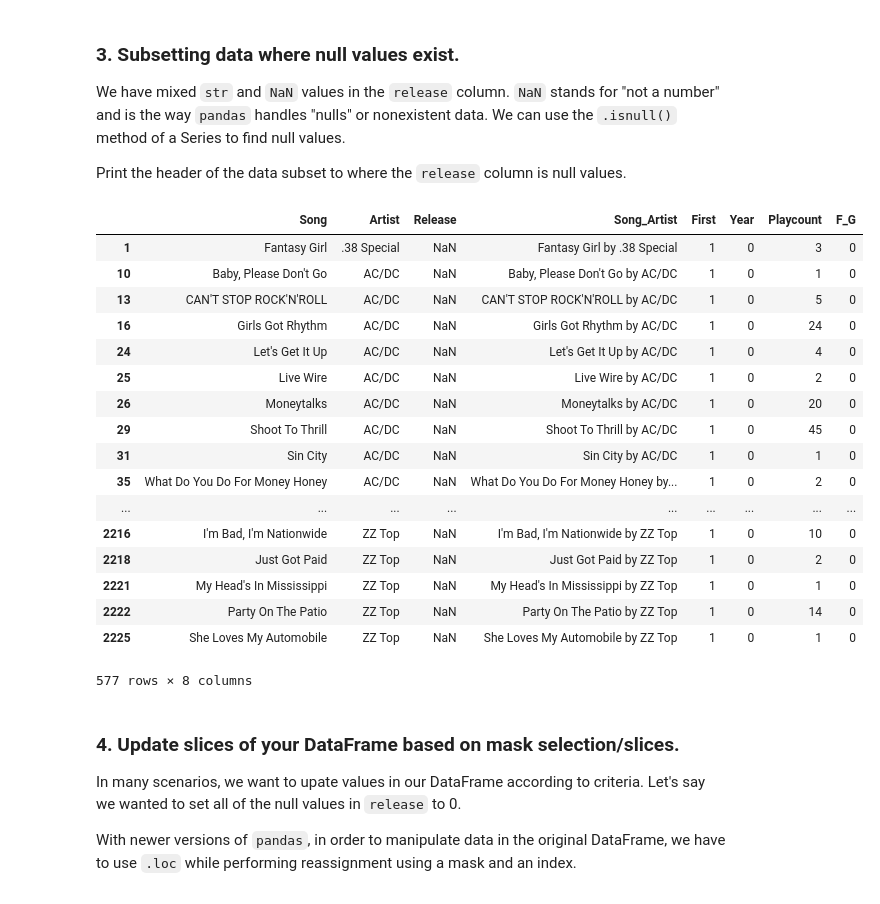
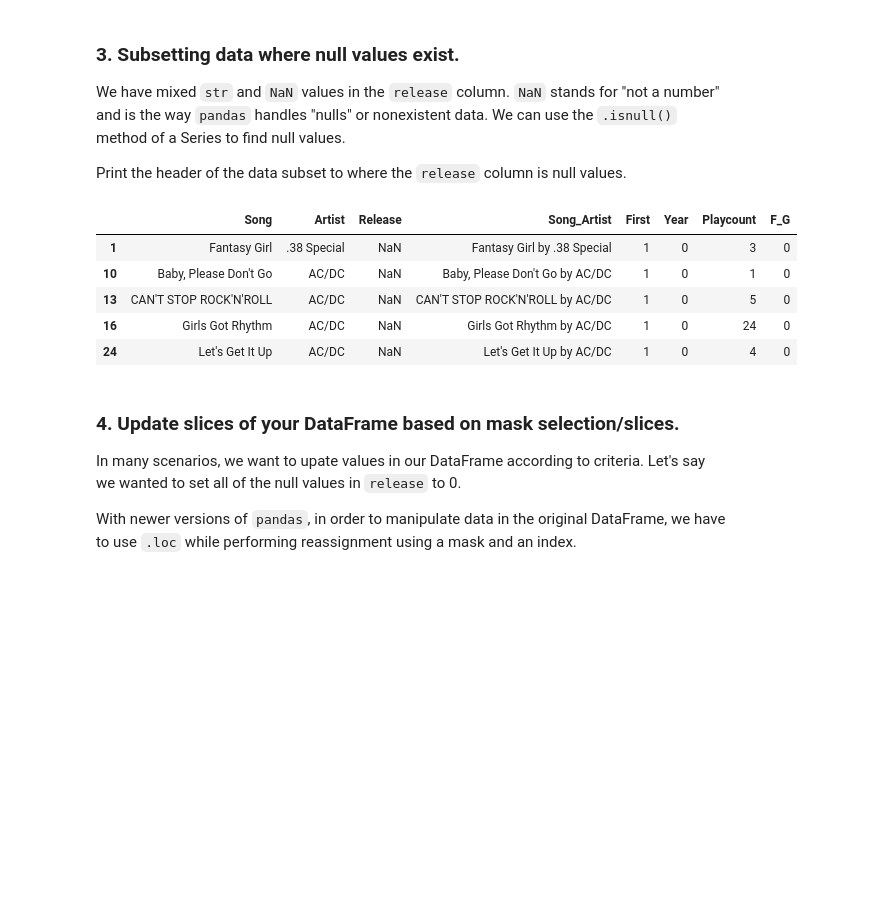
Before and after one commit to davidyan92/dsi, a Jupyter notebook: Week_2/eda-data_cleaning_intro-lab/pandas-cleaning-apply.ipynb, the cells around one changed output. Cells and saved outputs as stored; diff of their text form; code cells hidden in the pictures; blank space fills up the shorter version.

```diff
--- a/Week_2/eda-data_cleaning_intro-lab/pandas-cleaning-apply.ipynb
+++ b/Week_2/eda-data_cleaning_intro-lab/pandas-cleaning-apply.ipynb
@@ -106,26 +113,14 @@ Print the header of the data subset to where the `release` column is null values
 # %%
 # Show records where df['release'] is null
 rockfile_null = rockfile_df[rockfile_df['Release'].isnull()]
-rockfile_null
+rockfile_null.head()
 # %% [output]
 |  | Song | Artist | Release | Song_Artist | First | Year | Playcount | F_G |
 | 1 | Fantasy Girl | .38 Special | NaN | Fantasy Girl by .38 Special | 1 | 0 | 3 | 0 |
 | 10 | Baby, Please Don't Go | AC/DC | NaN | Baby, Please Don't Go by AC/DC | 1 | 0 | 1 | 0 |
 | 13 | CAN'T STOP ROCK'N'ROLL | AC/DC | NaN | CAN'T STOP ROCK'N'ROLL by AC/DC | 1 | 0 | 5 | 0 |
 | 16 | Girls Got Rhythm | AC/DC | NaN | Girls Got Rhythm by AC/DC | 1 | 0 | 24 | 0 |
 | 24 | Let's Get It Up | AC/DC | NaN | Let's Get It Up by AC/DC | 1 | 0 | 4 | 0 |
-| 25 | Live Wire | AC/DC | NaN | Live Wire by AC/DC | 1 | 0 | 2 | 0 |
-| 26 | Moneytalks | AC/DC | NaN | Moneytalks by AC/DC | 1 | 0 | 20 | 0 |
-| 29 | Shoot To Thrill | AC/DC | NaN | Shoot To Thrill by AC/DC | 1 | 0 | 45 | 0 |
-| 31 | Sin City | AC/DC | NaN | Sin City by AC/DC | 1 | 0 | 1 | 0 |
-| 35 | What Do You Do For Money Honey | AC/DC | NaN | What Do You Do For Money Honey by... | 1 | 0 | 2 | 0 |
-| ... | ... | ... | ... | ... | ... | ... | ... | ... |
-| 2216 | I'm Bad, I'm Nationwide | ZZ Top | NaN | I'm Bad, I'm Nationwide by ZZ Top | 1 | 0 | 10 | 0 |
-| 2218 | Just Got Paid | ZZ Top | NaN | Just Got Paid by ZZ Top | 1 | 0 | 2 | 0 |
-| 2221 | My Head's In Mississippi | ZZ Top | NaN | My Head's In Mississippi by ZZ Top | 1 | 0 | 1 | 0 |
-| 2222 | Party On The Patio | ZZ Top | NaN | Party On The Patio by ZZ Top | 1 | 0 | 14 | 0 |
-| 2225 | She Loves My Automobile | ZZ Top | NaN | She Loves My Automobile by ZZ Top | 1 | 0 | 1 | 0 |
-577 rows × 8 columns
 # %% [markdown]
 ### 4. Update slices of your DataFrame based on mask selection/slices.
 
```
Also changed, not shown: parts of 6 cells of this notebook.
